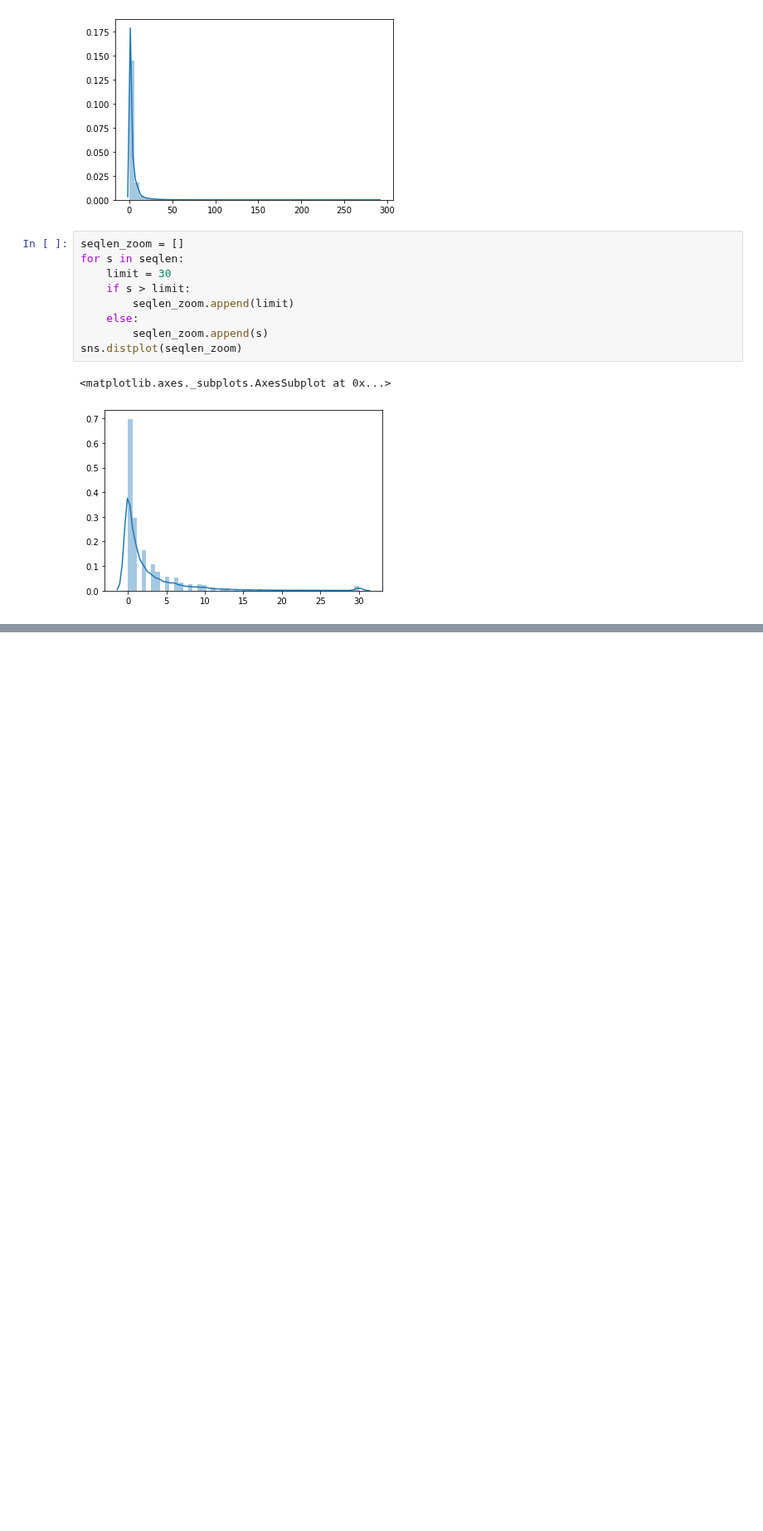
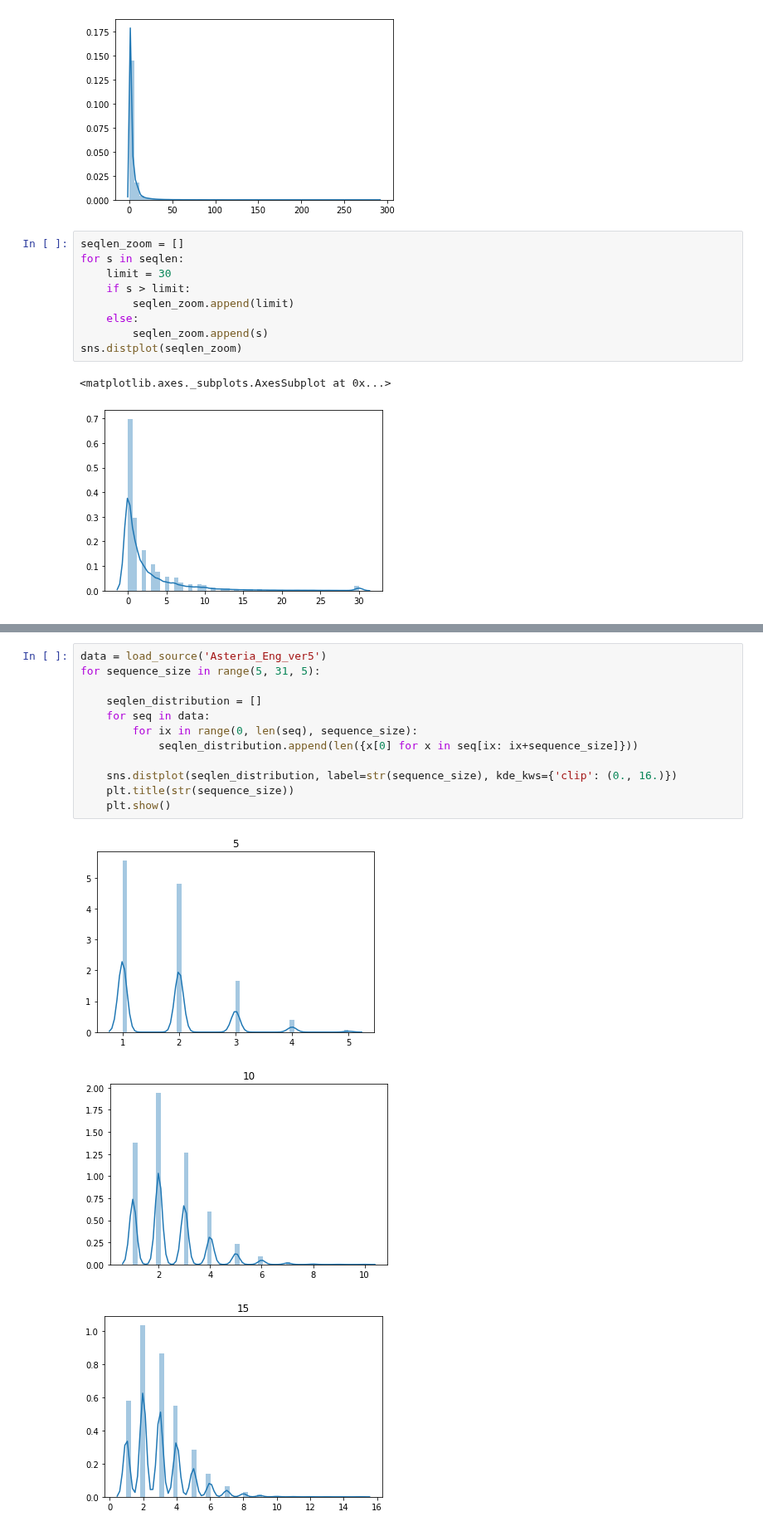
Before and after one commit to qqpann/KnowledgeTracing, a Jupyter notebook: notebook/Analyze_seq_len_distribution.ipynb, the cells around one changed output, grey strips where cells are left out. Shown at 83% size. Saved outputs shown, nothing was run; the diff lists cells and outputs as text; blank space fills up the shorter version.

```diff
--- a/notebook/Analyze_seq_len_distribution.ipynb
+++ b/notebook/Analyze_seq_len_distribution.ipynb
@@ -92,0 +133,16 @@ sns.distplot(seqlen_zoom)
+# %%
+data = load_source('Asteria_Eng_ver5')
+for sequence_size in range(5, 31, 5):
+
+    seqlen_distribution = []
+    for seq in data:
+        for ix in range(0, len(seq), sequence_size):
+            seqlen_distribution.append(len({x[0] for x in seq[ix: ix+sequence_size]}))
+
+    sns.distplot(seqlen_distribution, label=str(sequence_size), kde_kws={'clip': (0., 16.)})
+    plt.title(str(sequence_size))
+    plt.show()
+# %% [output]
+[figure, added]
+[figure, added]
+[figure, added]
```
Also changed, not shown: parts of 7 cells of this notebook.
